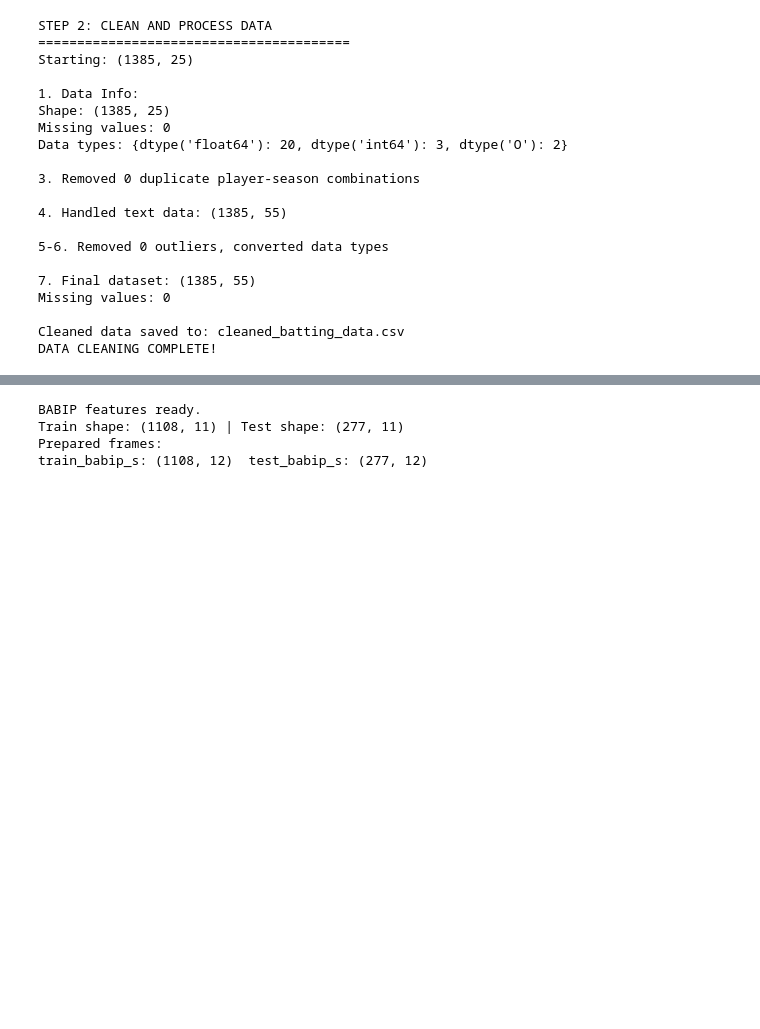
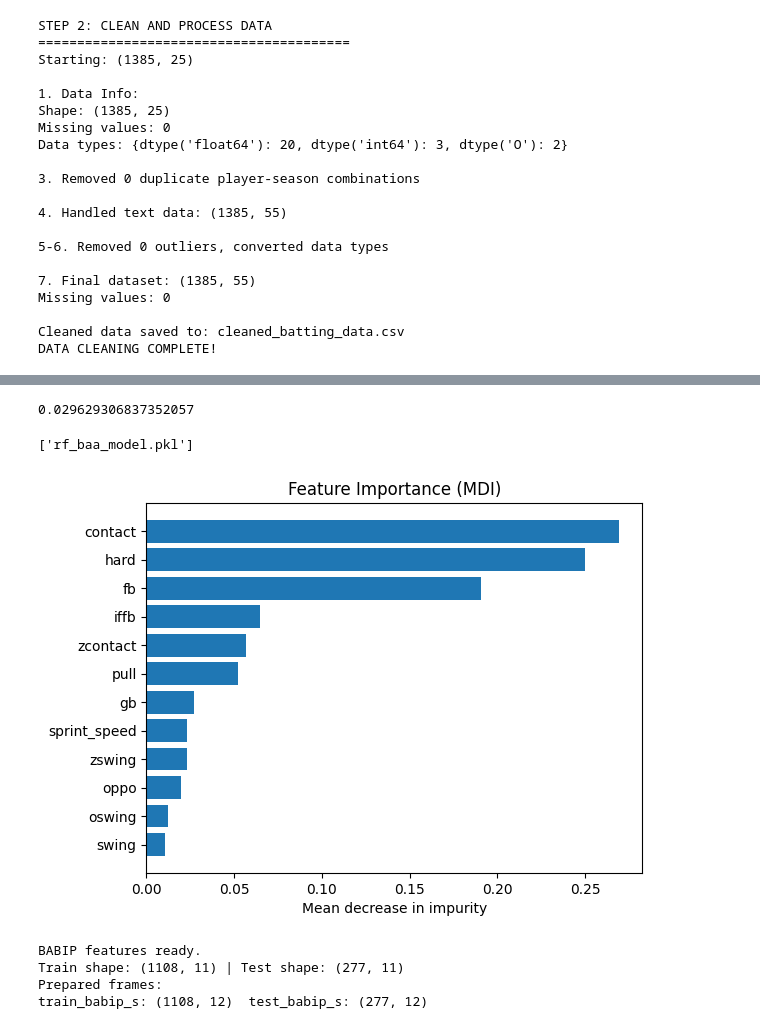
Before and after one commit to nseluga/Batting-Average-Ability, a Jupyter notebook: batting_average_model.ipynb, the cells around one changed output, grey strips where cells are left out. Saved outputs shown, nothing was run; the diff lists cells and outputs as text; code cells hidden in the pictures; blank space fills up the shorter version.

Commit message:
random forest model

```diff
--- a/batting_average_model.ipynb
+++ b/batting_average_model.ipynb
@@ -398,6 +398,76 @@ Saved model -> linear_regression_avg.pkl
 Saved coefficients -> linear_regression_coefficients.csv
 # %%
 # Random Forest Model Training
+# Source: https://kirenz.github.io/regression/docs/randomforest.html
+from collections import OrderedDict
+
+
+from sklearn.ensemble import RandomForestRegressor
+from sklearn.metrics import mean_squared_error
+from sklearn.inspection import permutation_importance
+import joblib
+
+X_rf_train = pd.read_csv("X_train.csv")
+X_rf_test = pd.read_csv("X_test.csv")
+Y_rf_train = pd.read_csv("Y_train.csv")
+Y_rf_test = pd.read_csv("Y_test.csv")
+
+selected_features = [ "gb","fb","iffb","hard","pull","oppo","sprint_speed", "contact", "zcontact", "swing", "zswing", "oswing"]
+
+X_rf_train = X_rf_train[selected_features]
+X_rf_test = X_rf_test[selected_features]
+
+# make flatten array
+Y_rf_train = np.ravel(Y_rf_train)
+Y_rf_test = np.ravel(Y_rf_test)
+
+
+# define hyperparamerters
+params = {
+    "n_estimators": 500,
+    "max_depth": 4,
+    "min_samples_split": 5,
+    "warm_start":True,
+    "oob_score":True,
+    "random_state": 42,
+}
+
+# build model
+reg =RandomForestRegressor(**params)
+
+reg.fit(X_rf_train, Y_rf_train)
+
+RandomForestRegressor(max_depth=4, min_samples_split=5, n_estimators=500,
+                      oob_score=True, random_state=42, warm_start=True)
+
+#make prediction
+Y_pred = reg.predict(X_rf_test)
+
+# evaluate model with MSE
+rmse = np.sqrt(mean_squared_error(Y_rf_test, Y_pred,))
+print(rmse)
+
+
+# obtain feature importance
+feature_importance = reg.feature_importances_
+
+# sort features according to importance
+sorted_idx = np.argsort(feature_importance)
+pos = np.arange(sorted_idx.shape[0])
+
+# plot feature importances
+plt.barh(pos, feature_importance[sorted_idx], align="center")
+
+plt.yticks(pos, np.array(selected_features)[sorted_idx])
+plt.title("Feature Importance (MDI)")
+plt.xlabel("Mean decrease in impurity");
+
+# save model
+joblib.dump(reg, "rf_baa_model.pkl")
+# %% [output]
+0.029629306837352057
+['rf_baa_model.pkl']
+[figure, added]
 # %%
 # Mixed effects Model Training
 from sklearn.preprocessing import StandardScaler
```
Also changed, not shown: parts of 2 cells of this notebook.
